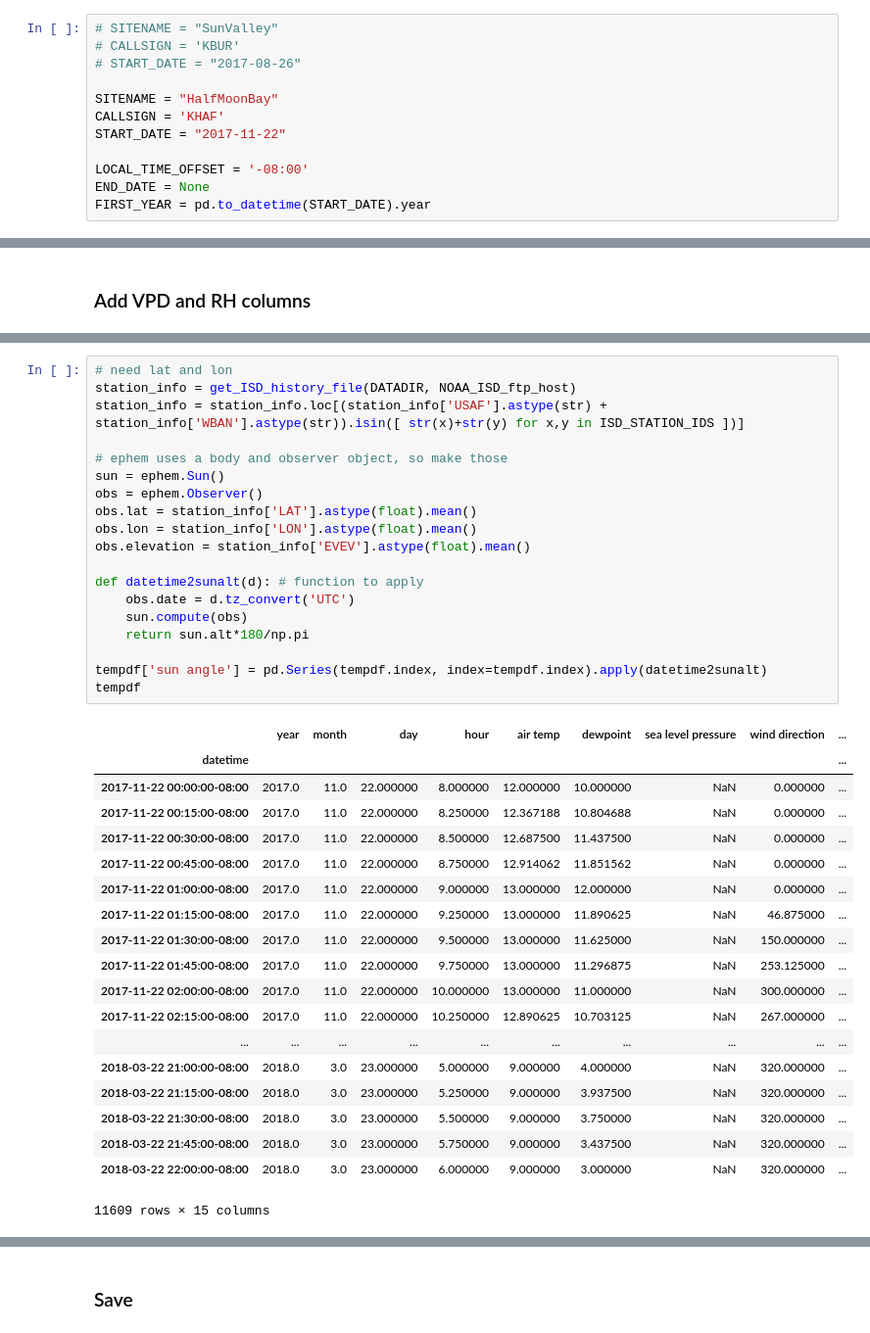
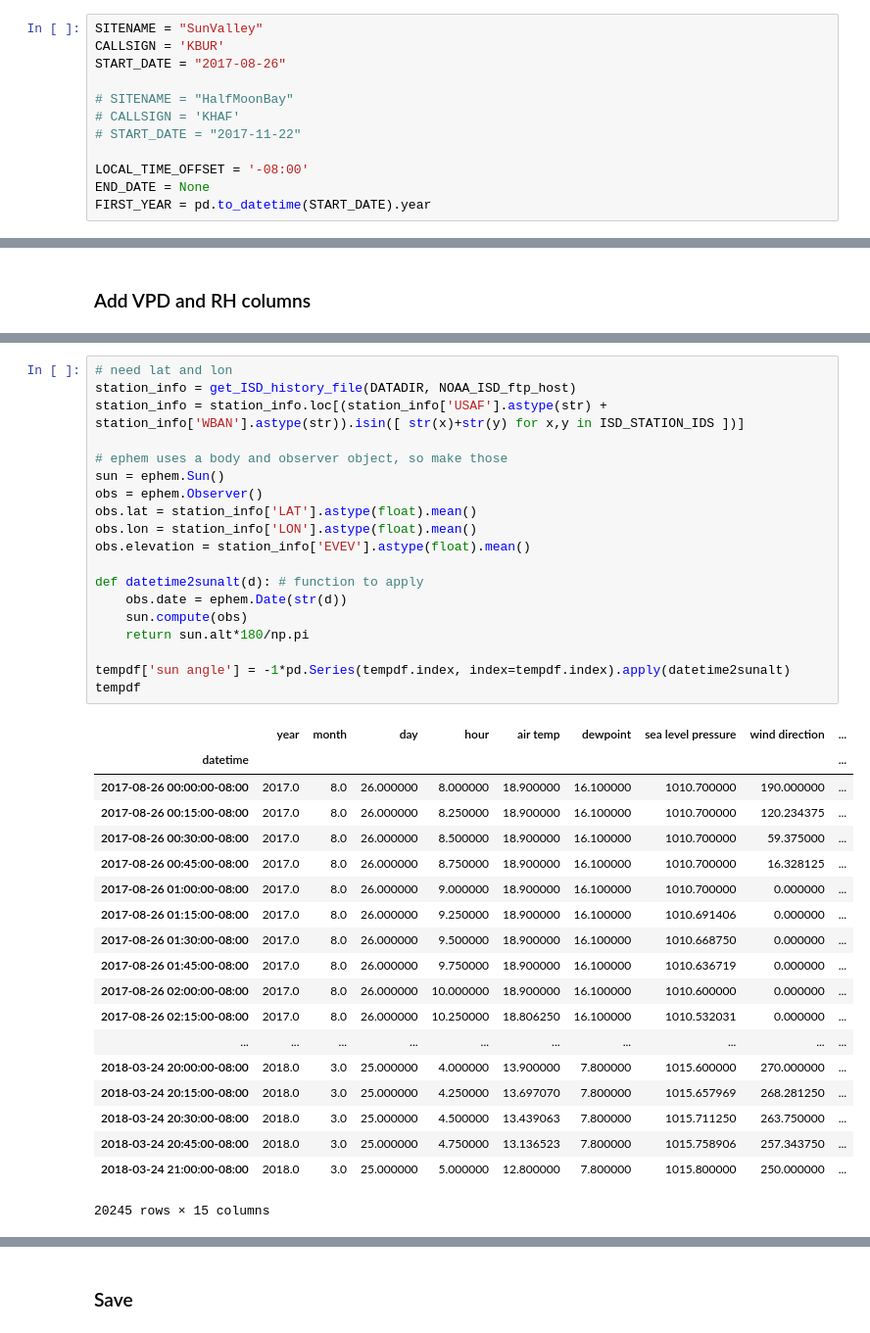
Before and after one commit to travc/chamber_control, a Jupyter notebook: Weather_data_processing.ipynb, the cells around one changed output, grey strips where cells are left out. Shown at 98% size. Saved outputs shown, nothing was run; the diff lists cells and outputs as text.

```diff
--- a/Weather_data_processing.ipynb
+++ b/Weather_data_processing.ipynb
@@ -232,13 +233,13 @@ historydf = get_ISD_history_file(DATADIR, NOAA_ISD_ftp_host)
 We merge all the data for stations in the ISD_STATION_IDS list and just take the first value if there are duplicates.
 Also need the timezone to convert from UTC to local
 # %%
-# SITENAME = "SunValley"
-# CALLSIGN = 'KBUR'
-# START_DATE = "2017-08-26"
+SITENAME = "SunValley"
+CALLSIGN = 'KBUR'
+START_DATE = "2017-08-26"
 
-SITENAME = "HalfMoonBay"
-CALLSIGN = 'KHAF'
-START_DATE = "2017-11-22"
+# SITENAME = "HalfMoonBay"
+# CALLSIGN = 'KHAF'
+# START_DATE = "2017-11-22"
 
 LOCAL_TIME_OFFSET = '-08:00'
 END_DATE = None
@@ -494,42 +490,42 @@ For now just treated as <=thresh is off, >thresh is on, may implement as light l
 # %%
 # need lat and lon
 station_info = get_ISD_history_file(DATADIR, NOAA_ISD_ftp_host)
 station_info = station_info.loc[(station_info['USAF'].astype(str) + station_info['WBAN'].astype(str)).isin([ str(x)+str(y) for x,y in ISD_STATION_IDS ])]
 
 # ephem uses a body and observer object, so make those
 sun = ephem.Sun()
 obs = ephem.Observer()
 obs.lat = station_info['LAT'].astype(float).mean()
 obs.lon = station_info['LON'].astype(float).mean()
 obs.elevation = station_info['EVEV'].astype(float).mean()
 
 def datetime2sunalt(d): # function to apply
-    obs.date = d.tz_convert('UTC')
+    obs.date = ephem.Date(str(d))
     sun.compute(obs)
     return sun.alt*180/np.pi
 
-tempdf['sun angle'] = pd.Series(tempdf.index, index=tempdf.index).apply(datetime2sunalt)
+tempdf['sun angle'] = -1*pd.Series(tempdf.index, index=tempdf.index).apply(datetime2sunalt)
 tempdf
 # %% [output]
 |  | year | month | day | hour | air temp | dewpoint | sea level pressure | wind direction | ... |
 | datetime |  |  |  |  |  |  |  |  | ... |
-| 2017-11-22 00:00:00-08:00 | 2017.0 | 11.0 | 22.000000 | 8.000000 | 12.000000 | 10.000000 | NaN | 0.000000 | ... |
-| 2017-11-22 00:15:00-08:00 | 2017.0 | 11.0 | 22.000000 | 8.250000 | 12.367188 | 10.804688 | NaN | 0.000000 | ... |
-| 2017-11-22 00:30:00-08:00 | 2017.0 | 11.0 | 22.000000 | 8.500000 | 12.687500 | 11.437500 | NaN | 0.000000 | ... |
-| 2017-11-22 00:45:00-08:00 | 2017.0 | 11.0 | 22.000000 | 8.750000 | 12.914062 | 11.851562 | NaN | 0.000000 | ... |
-| 2017-11-22 01:00:00-08:00 | 2017.0 | 11.0 | 22.000000 | 9.000000 | 13.000000 | 12.000000 | NaN | 0.000000 | ... |
-| 2017-11-22 01:15:00-08:00 | 2017.0 | 11.0 | 22.000000 | 9.250000 | 13.000000 | 11.890625 | NaN | 46.875000 | ... |
-| 2017-11-22 01:30:00-08:00 | 2017.0 | 11.0 | 22.000000 | 9.500000 | 13.000000 | 11.625000 | NaN | 150.000000 | ... |
-| 2017-11-22 01:45:00-08:00 | 2017.0 | 11.0 | 22.000000 | 9.750000 | 13.000000 | 11.296875 | NaN | 253.125000 | ... |
-| 2017-11-22 02:00:00-08:00 | 2017.0 | 11.0 | 22.000000 | 10.000000 | 13.000000 | 11.000000 | NaN | 300.000000 | ... |
-| 2017-11-22 02:15:00-08:00 | 2017.0 | 11.0 | 22.000000 | 10.250000 | 12.890625 | 10.703125 | NaN | 267.000000 | ... |
+| 2017-08-26 00:00:00-08:00 | 2017.0 | 8.0 | 26.000000 | 8.000000 | 18.900000 | 16.100000 | 1010.700000 | 190.000000 | ... |
+| 2017-08-26 00:15:00-08:00 | 2017.0 | 8.0 | 26.000000 | 8.250000 | 18.900000 | 16.100000 | 1010.700000 | 120.234375 | ... |
+| 2017-08-26 00:30:00-08:00 | 2017.0 | 8.0 | 26.000000 | 8.500000 | 18.900000 | 16.100000 | 1010.700000 | 59.375000 | ... |
+| 2017-08-26 00:45:00-08:00 | 2017.0 | 8.0 | 26.000000 | 8.750000 | 18.900000 | 16.100000 | 1010.700000 | 16.328125 | ... |
+| 2017-08-26 01:00:00-08:00 | 2017.0 | 8.0 | 26.000000 | 9.000000 | 18.900000 | 16.100000 | 1010.700000 | 0.000000 | ... |
+| 2017-08-26 01:15:00-08:00 | 2017.0 | 8.0 | 26.000000 | 9.250000 | 18.900000 | 16.100000 | 1010.691406 | 0.000000 | ... |
+| 2017-08-26 01:30:00-08:00 | 2017.0 | 8.0 | 26.000000 | 9.500000 | 18.900000 | 16.100000 | 1010.668750 | 0.000000 | ... |
+| 2017-08-26 01:45:00-08:00 | 2017.0 | 8.0 | 26.000000 | 9.750000 | 18.900000 | 16.100000 | 1010.636719 | 0.000000 | ... |
+| 2017-08-26 02:00:00-08:00 | 2017.0 | 8.0 | 26.000000 | 10.000000 | 18.900000 | 16.100000 | 1010.600000 | 0.000000 | ... |
+| 2017-08-26 02:15:00-08:00 | 2017.0 | 8.0 | 26.000000 | 10.250000 | 18.806250 | 16.100000 | 1010.532031 | 0.000000 | ... |
 | ... | ... | ... | ... | ... | ... | ... | ... | ... | ... |
-| 2018-03-22 21:00:00-08:00 | 2018.0 | 3.0 | 23.000000 | 5.000000 | 9.000000 | 4.000000 | NaN | 320.000000 | ... |
-| 2018-03-22 21:15:00-08:00 | 2018.0 | 3.0 | 23.000000 | 5.250000 | 9.000000 | 3.937500 | NaN | 320.000000 | ... |
-| 2018-03-22 21:30:00-08:00 | 2018.0 | 3.0 | 23.000000 | 5.500000 | 9.000000 | 3.750000 | NaN | 320.000000 | ... |
-| 2018-03-22 21:45:00-08:00 | 2018.0 | 3.0 | 23.000000 | 5.750000 | 9.000000 | 3.437500 | NaN | 320.000000 | ... |
-| 2018-03-22 22:00:00-08:00 | 2018.0 | 3.0 | 23.000000 | 6.000000 | 9.000000 | 3.000000 | NaN | 320.000000 | ... |
+| 2018-03-24 20:00:00-08:00 | 2018.0 | 3.0 | 25.000000 | 4.000000 | 13.900000 | 7.800000 | 1015.600000 | 270.000000 | ... |
+| 2018-03-24 20:15:00-08:00 | 2018.0 | 3.0 | 25.000000 | 4.250000 | 13.697070 | 7.800000 | 1015.657969 | 268.281250 | ... |
+| 2018-03-24 20:30:00-08:00 | 2018.0 | 3.0 | 25.000000 | 4.500000 | 13.439063 | 7.800000 | 1015.711250 | 263.750000 | ... |
+| 2018-03-24 20:45:00-08:00 | 2018.0 | 3.0 | 25.000000 | 4.750000 | 13.136523 | 7.800000 | 1015.758906 | 257.343750 | ... |
+| 2018-03-24 21:00:00-08:00 | 2018.0 | 3.0 | 25.000000 | 5.000000 | 12.800000 | 7.800000 | 1015.800000 | 250.000000 | ... |
-11609 rows × 15 columns
+20245 rows × 15 columns
 # %%
 t = tempdf
 fig = plt.figure(figsize=(10,4))
```
Also changed, not shown: parts of 25 cells of this notebook, 6 other files.
